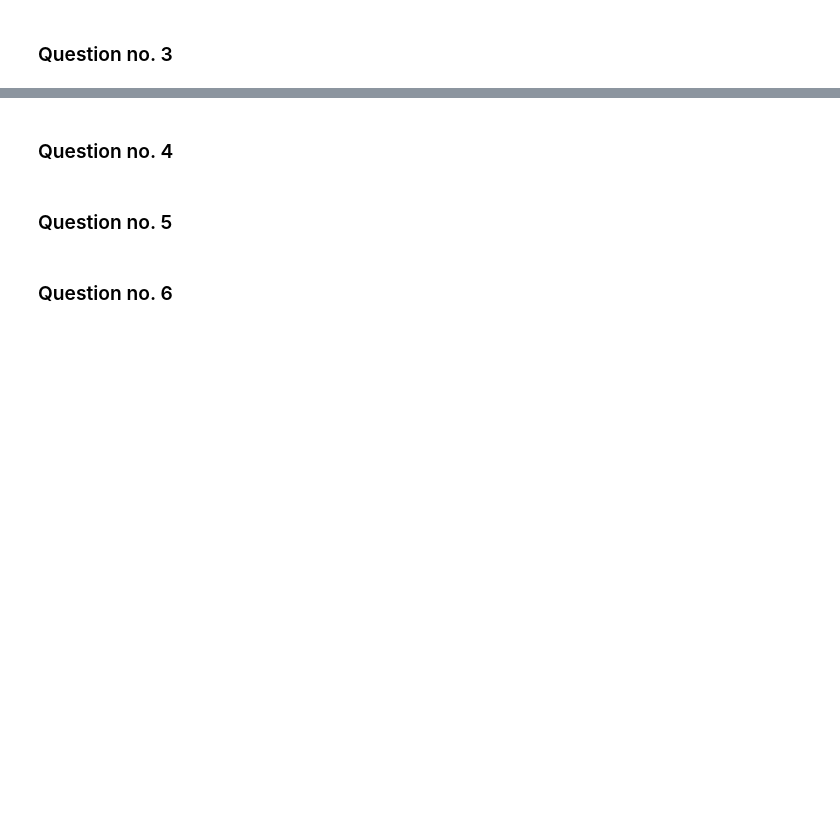
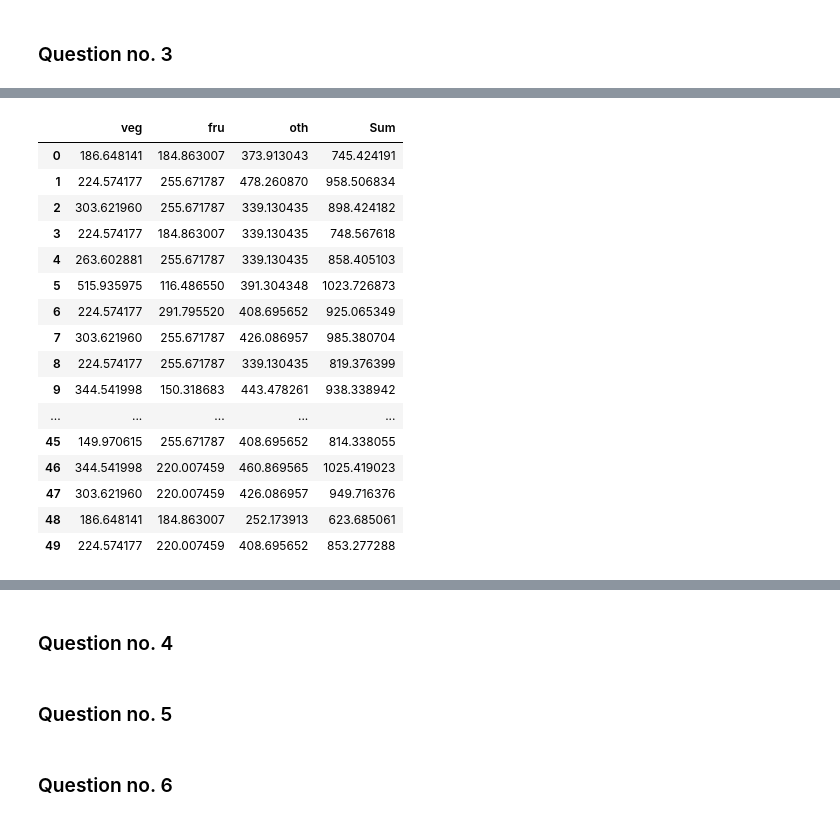
Before and after one commit to daniellepidt/online-supermarket, a Jupyter notebook: 7_אלמוג_דניאל_ניר_שני.ipynb, the cells around one changed output, grey strips where cells are left out. Cells and saved outputs as stored; diff of their text form; code cells hidden in the pictures; blank space fills up the shorter version.

```diff
--- a/7_אלמוג_דניאל_ניר_שני.ipynb
+++ b/7_אלמוג_דניאל_ניר_שני.ipynb
@@ -246,0 +215,4 @@ pass
+# %%
+v2_df = v_df.copy()
+v2_df = v2_df*1.15
+v2_df
@@ -246,0 +237,29 @@ pass
+# %%
+t2 = {"veg":[],"fru":[], "oth":[]}
+for i in t2.keys():
+    for j in range(J):
+        if i == "veg" or i == "fru":
+            t2[i].append(len_shelf/v2_df[i][j])
+        else:
+            t2[i].append(len_pass/v2_df[i][j])
+t2_df = pd.DataFrame(t2)
+t2_df['Sum'] = t2_df.sum(axis=1)
+t2_df
+# %% [output]
+|  | veg | fru | oth | Sum |
+| 0 | 186.648141 | 184.863007 | 373.913043 | 745.424191 |
+| 1 | 224.574177 | 255.671787 | 478.260870 | 958.506834 |
+| 2 | 303.621960 | 255.671787 | 339.130435 | 898.424182 |
+| 3 | 224.574177 | 184.863007 | 339.130435 | 748.567618 |
+| 4 | 263.602881 | 255.671787 | 339.130435 | 858.405103 |
+| 5 | 515.935975 | 116.486550 | 391.304348 | 1023.726873 |
+| 6 | 224.574177 | 291.795520 | 408.695652 | 925.065349 |
+| 7 | 303.621960 | 255.671787 | 426.086957 | 985.380704 |
+| 8 | 224.574177 | 255.671787 | 339.130435 | 819.376399 |
+| 9 | 344.541998 | 150.318683 | 443.478261 | 938.338942 |
+| ... | ... | ... | ... | ... |
+| 45 | 149.970615 | 255.671787 | 408.695652 | 814.338055 |
+| 46 | 344.541998 | 220.007459 | 460.869565 | 1025.419023 |
+| 47 | 303.621960 | 220.007459 | 426.086957 | 949.716376 |
+| 48 | 186.648141 | 184.863007 | 252.173913 | 623.685061 |
+| 49 | 224.574177 | 220.007459 | 408.695652 | 853.277288 |
```
Also changed, not shown: parts of 20 cells of this notebook.
